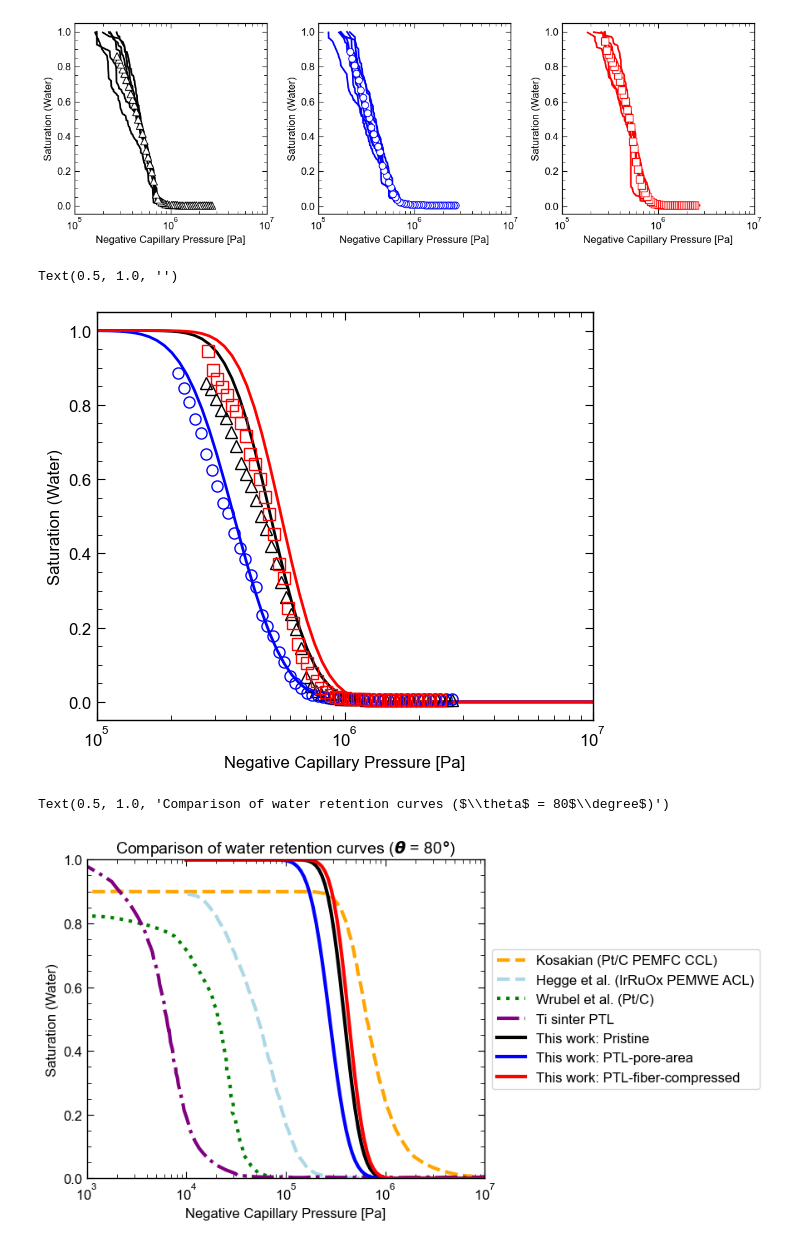
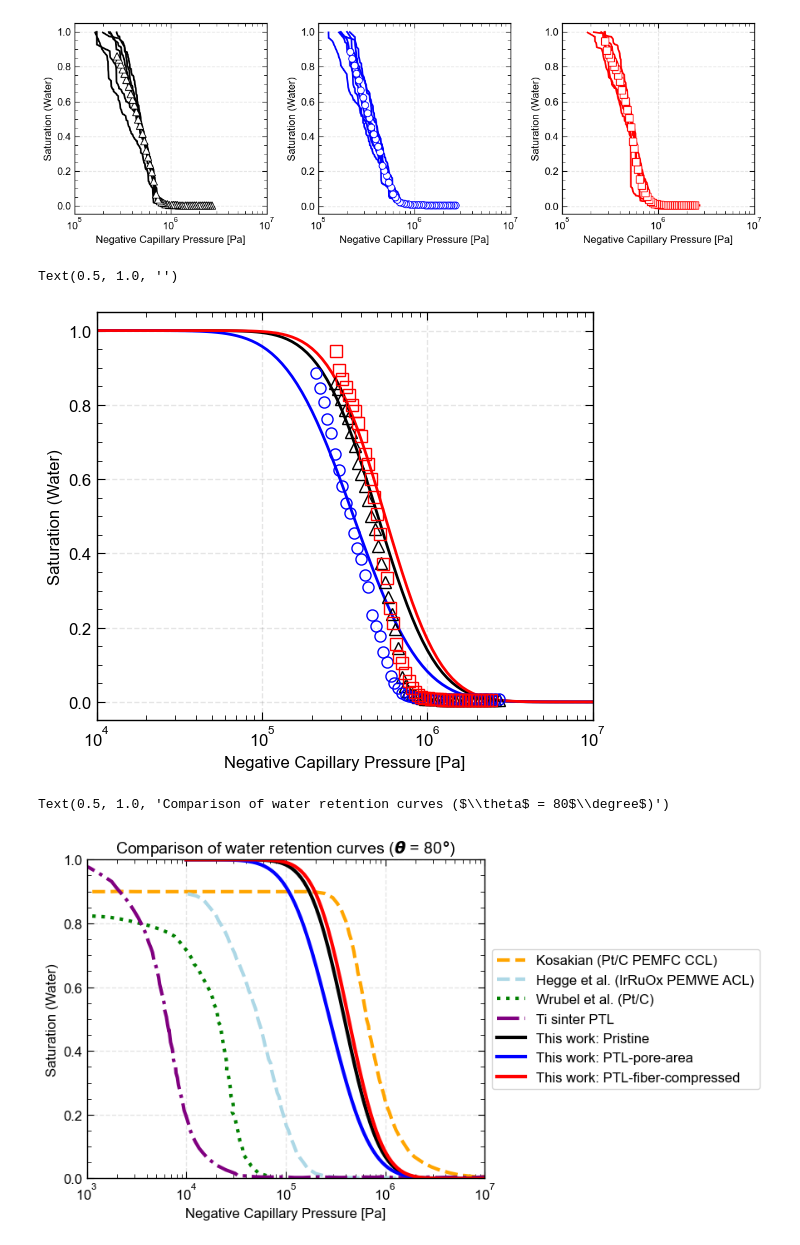
Before and after one commit to karaferner/transport-properties-modeling, a Jupyter notebook: temp_workbook_openpnm35_waterretentioncurve_testing.ipynb, the cells around one changed output. Saved outputs shown, nothing was run; the diff lists cells and outputs as text; code cells hidden in the pictures.

```diff
--- a/temp_workbook_openpnm35_waterretentioncurve_testing.ipynb
+++ b/temp_workbook_openpnm35_waterretentioncurve_testing.ipynb
@@ -185,14 +185,15 @@ for s,sample in enumerate(pn_total[1]):
                 # phase['throat.contact_angle'] =  105
                 # phase['throat.surface_tension'] = 0.0626
 
-                # phase.add_model_collection(op.models.collections.phase.water)
-                # phase.add_model_collection(op.models.collections.physics.basic)
-
-
                 phase.add_model(propname='throat.entry_pressure',model=op.models.physics.capillary_pressure.washburn,
-                                # surface_tension='throat.surface_tension',
-                                # contact_angle='thraot.contact_angle',
-                                # diameter='throat.diameter'
+                                surface_tension='throat.surface_tension',
+                                contact_angle='throat.contact_angle',
+                                diameter='throat.diameter'
+                                )
+                phase.add_model(propname='pore.entry_pressure',model=op.models.physics.capillary_pressure.washburn,
+                                surface_tension='pore.surface_tension',
+                                contact_angle='pore.contact_angle',
+                                diameter='pore.diameter'
                                 )
                 phase.regenerate_models()
 
@@ -345,7 +346,7 @@ for s,sample in enumerate(perc_pcs):
 
 for i,sample in enumerate(rm):
     rk = rm[i]
-    sk = ln_sigma[i]/2
+    sk = ln_sigma[i]
     x = np.log(rcap/rk)/(sk*np.sqrt(2))
     s = 0.5*(1+sp.special.erf(x))
     ax.plot(pcap*1,s,color=line_colors[i], linewidth=4,zorder=200)
@@ -421,7 +422,7 @@ rcap = -2*gamma*np.cos(np.deg2rad(theta))/pcap
 
 for i,sample in enumerate(rm):
     rk = rm[i]
-    sk = ln_sigma[i]/2
+    sk = ln_sigma[i]
     x = np.log(rcap/rk)/(sk*np.sqrt(2))
     s = 0.5*(1+sp.special.erf(x))
     ax.plot(pcap*1,s,color=line_colors[i], linewidth=4,zorder=200)
@@ -763,7 +766,7 @@ theta = 75
 rcap = -2*gamma*np.cos(np.deg2rad(theta))/pcap
 for i,sample in enumerate(rm):
     rk = rm[i]
-    sk = ln_sigma[i]/2
+    sk = ln_sigma[i]
     x = np.log(rcap/rk)/(sk*np.sqrt(2))
     s = 0.5*(1+sp.special.erf(x))
     ax.plot(pcap*-1,s,color=line_colors[i], linewidth=4,zorder=200)
@@ -771,7 +774,8 @@ for i,sample in enumerate(rm):
 ax.set_xlabel("Negative Capillary Pressure [Pa]")
 ax.set_ylabel("Saturation (Water)")
 ax.set_xscale('log')
-ax.set_xlim([10**7, 10**4])
-ax.invert_xaxis()
-plt.tick_params(axis='x', which='minor')
+ax.set_xlim([10**4, 10**7])
+
+ax.grid(color='k',alpha=0.1, linestyle='--', linewidth=1)
+ax.tick_params(axis='x', which='minor')
 # %% [output]
@@ -855,37 +861,38 @@ Text(0.5, 1.0, '')
 # %%
 fig, ax = plt.subplots()
 
 colors =['k','b','r']
 shapes = ['^','o', 's']
 
 for s,sample in enumerate(f_avg):
     ax.plot(x_all[s]*-1,np.array(f_avg[s]),' ',color=colors[s], marker=shapes[s], markerfacecolor='none',markersize=8,markeredgewidth=1,
             zorder=100)
 
 pcap = np.logspace(4,7,100)*-1
 gamma = 0.0626
 theta = 75
 
 rcap = -2*gamma*np.cos(np.deg2rad(theta))/pcap
 for i,sample in enumerate(rm):
     rk = rm[i]
-    sk = ln_sigma[i]/2
+    sk = ln_sigma[i]
     x = np.log(rcap/rk)/(sk*np.sqrt(2))
     s = 0.5*(1+sp.special.erf(x))
     ax.plot(pcap*-1,s,color=line_colors[i], linewidth=2,
             # zorder=200
             )
 
 ax.set_xlabel("Negative Capillary Pressure [Pa]")
 ax.set_ylabel("Saturation (Water)")
 ax.set_xscale('log')
-ax.set_xlim([10**7, 10**5])
+ax.set_xlim([10**7, 10**4])
 ax.invert_xaxis()
-plt.tick_params(axis='x', which='minor')
+ax.grid(color='k',alpha=0.1, linestyle='--', linewidth=1)
+ax.tick_params(axis='x', which='minor')
 plt.title('')
 # %% [output]
 Text(0.5, 1.0, '')
-[figure, old version]
+[figure, new version]
 # %%
 directory = 'data/water retention curves/'
 
@@ -918,7 +925,7 @@ rcap = -2*gamma*np.cos(np.deg2rad(theta))/pcap
 
 for i,sample in enumerate(rm):
     rk = rm[i]
-    sk = ln_sigma[i]/2
+    sk = ln_sigma[i]
     x = np.log(rcap/rk)/(sk*np.sqrt(2))
     s = 0.5*(1+sp.special.erf(x))
     ax.plot(pcap*-1,s,color=line_colors[i], linewidth=3, label='This work: {}'.format(labels[i])
@@ -932,9 +939,9 @@ ax.set_xlim([10**3, 10**7])
 ax.set_ylim([0, 1])
 ax.legend(loc='center left',bbox_to_anchor=(1,0.5))
 
-# ax.invert_xaxis()
-plt.tick_params(axis='x', which='minor')
+ax.grid(color='k',alpha=0.1, linestyle='--', linewidth=1)
+ax.tick_params(axis='x', which='minor')
 plt.title('Comparison of water retention curves ($\\theta$ = 80$\degree$)')
 # %% [output]
 Text(0.5, 1.0, 'Comparison of water retention curves ($\\theta$ = 80$\\degree$)')
-[figure, old version]
+[figure, new version]
```
Also changed, not shown: parts of 19 cells of this notebook, 3 other files.
